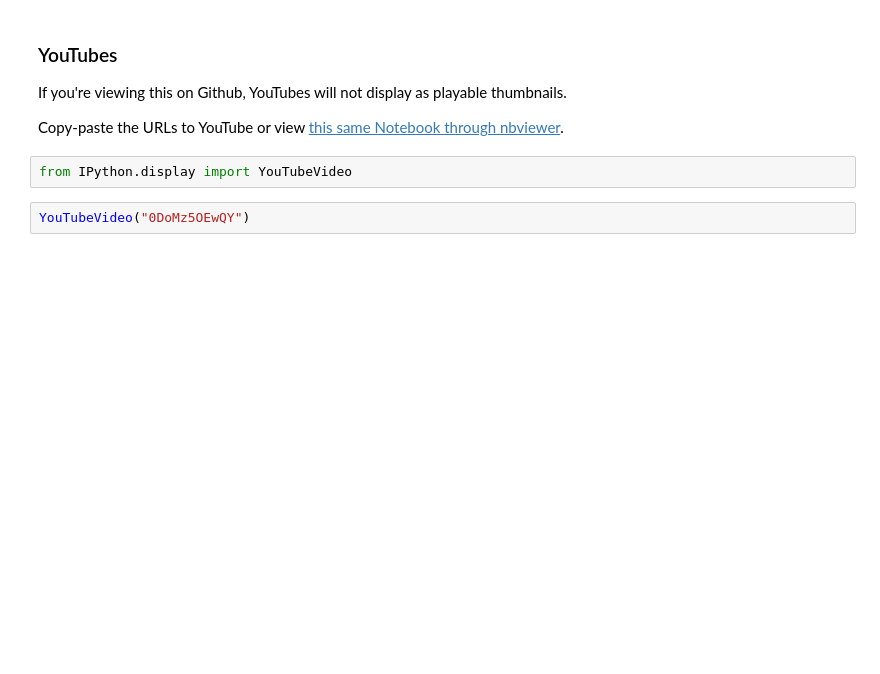
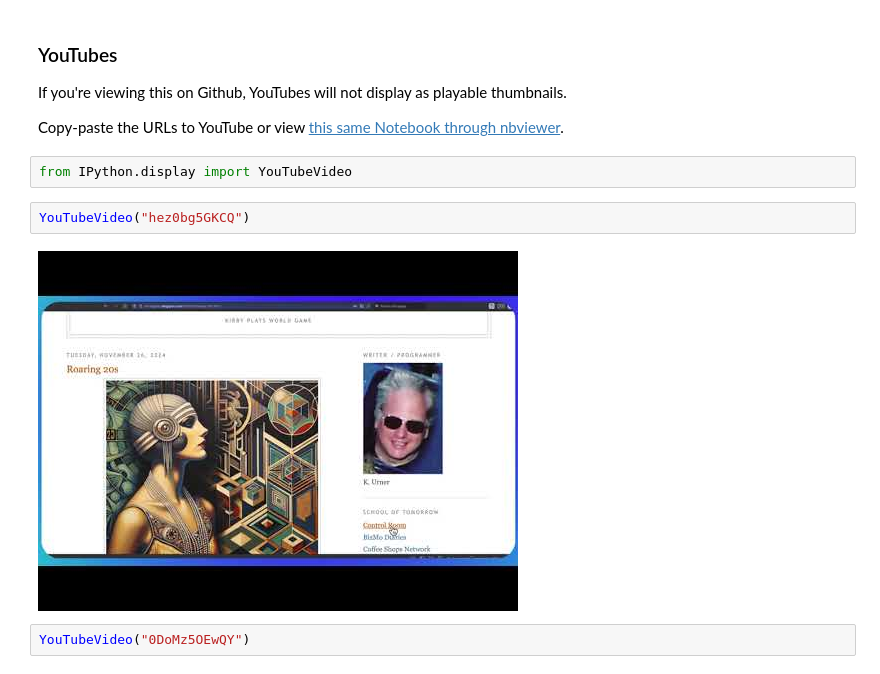
Before and after one commit to 4dsolutions/School_of_Tomorrow, a Jupyter notebook: QuadCraft_Project.ipynb, the cells around one changed output. Drawn from its saved outputs; the diff is of its cells as text; blank space fills up the shorter version.

```diff
--- a/QuadCraft_Project.ipynb
+++ b/QuadCraft_Project.ipynb
@@ -279,6 +279,10 @@ If you're viewing this on Github, YouTubes will not display as playable thumbnai
 Copy-paste the URLs to YouTube or view [this same Notebook through nbviewer](https://nbviewer.org/github/4dsolutions/School_of_Tomorrow/blob/master/QuadCraft_Project.ipynb).
 # %%
 from IPython.display import YouTubeVideo
+# %%
+YouTubeVideo("hez0bg5GKCQ")
+# %% [output]
+[figure, added]
 # %%
 YouTubeVideo("0DoMz5OEwQY")
 # %% [output]
```
